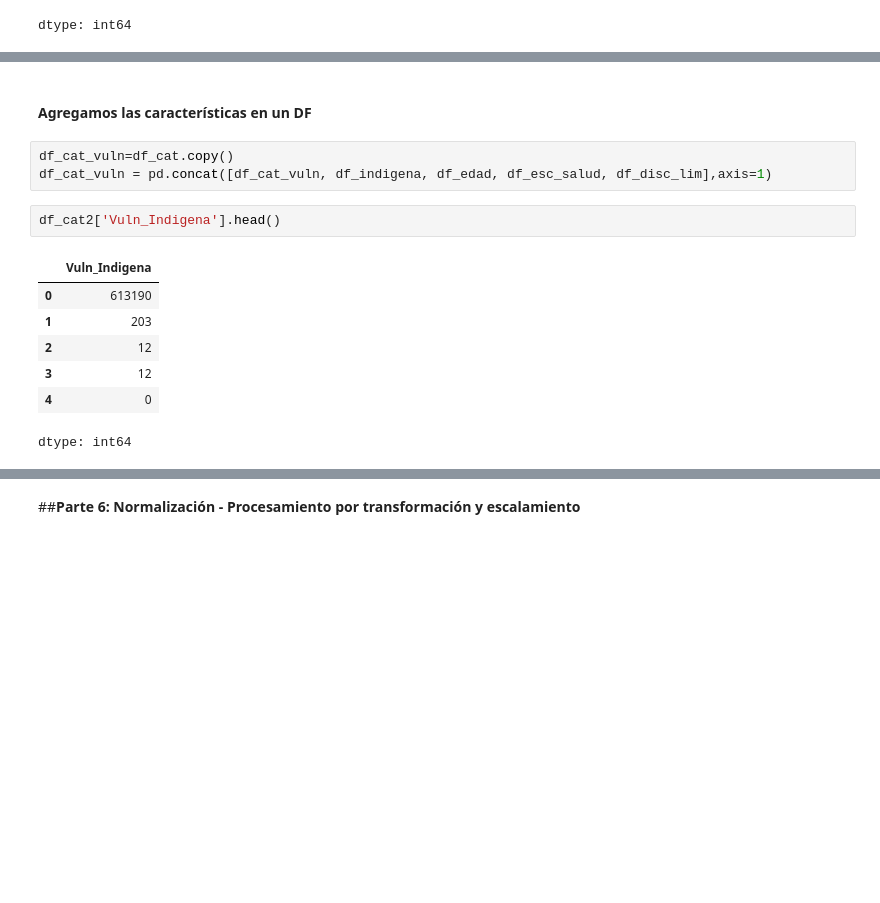
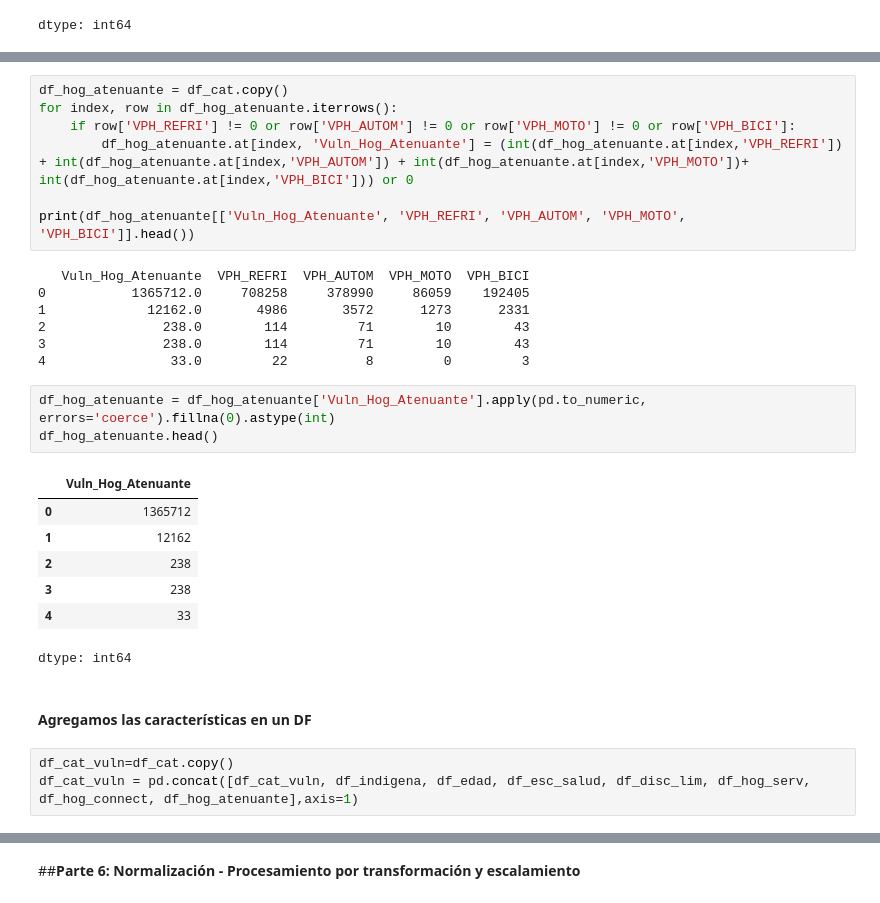
Before and after one commit to LH-1169213/IslasDeCalor, a Jupyter notebook: EDA_SCITEL_INEGI_Avance_2.ipynb, the cells around one changed output, grey strips where cells are left out. Drawn from its saved outputs; the diff is of its cells as text; blank space fills up the shorter version.

```diff
--- a/EDA_SCITEL_INEGI_Avance_2.ipynb
+++ b/EDA_SCITEL_INEGI_Avance_2.ipynb
@@ -1174,15 +1230,30 @@ dtype: int64
+# %%
+df_hog_atenuante = df_cat.copy()
+for index, row in df_hog_atenuante.iterrows():
+    if row['VPH_REFRI'] != 0 or row['VPH_AUTOM'] != 0 or row['VPH_MOTO'] != 0 or row['VPH_BICI']:
+        df_hog_atenuante.at[index, 'Vuln_Hog_Atenuante'] = (int(df_hog_atenuante.at[index,'VPH_REFRI']) + int(df_hog_atenuante.at[index,'VPH_AUTOM']) + int(df_hog_atenuante.at[index,'VPH_MOTO'])+ int(df_hog_atenuante.at[index,'VPH_BICI'])) or 0
+
+print(df_hog_atenuante[['Vuln_Hog_Atenuante', 'VPH_REFRI', 'VPH_AUTOM', 'VPH_MOTO', 'VPH_BICI']].head())
+# %% [output]
+   Vuln_Hog_Atenuante  VPH_REFRI  VPH_AUTOM  VPH_MOTO  VPH_BICI
+0           1365712.0     708258     378990     86059    192405
+1             12162.0       4986       3572      1273      2331
+2               238.0        114         71        10        43
+3               238.0        114         71        10        43
+4                33.0         22          8         0         3
+# %%
+df_hog_atenuante = df_hog_atenuante['Vuln_Hog_Atenuante'].apply(pd.to_numeric, errors='coerce').fillna(0).astype(int)
+df_hog_atenuante.head()
+# %% [output]
+|  | Vuln_Hog_Atenuante |
+| 0 | 1365712 |
+| 1 | 12162 |
+| 2 | 238 |
+| 3 | 238 |
+| 4 | 33 |
+dtype: int64
 # %% [markdown]
 #### Agregamos las características en un DF
 # %%
 df_cat_vuln=df_cat.copy()
-df_cat_vuln = pd.concat([df_cat_vuln, df_indigena, df_edad, df_esc_salud, df_disc_lim],axis=1)
+df_cat_vuln = pd.concat([df_cat_vuln, df_indigena, df_edad, df_esc_salud, df_disc_lim, df_hog_serv, df_hog_connect, df_hog_atenuante],axis=1)
-# %%
-df_cat2['Vuln_Indigena'].head()
-# %% [output]
-|  | Vuln_Indigena |
-| 0 | 613190 |
-| 1 | 203 |
-| 2 | 12 |
-| 3 | 12 |
-| 4 | 0 |
-dtype: int64
```
Also changed, not shown: parts of 13 cells of this notebook.
